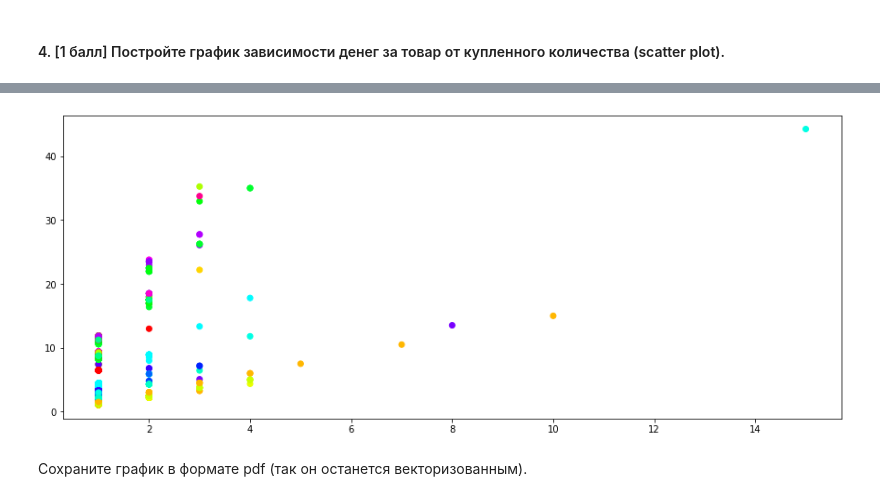
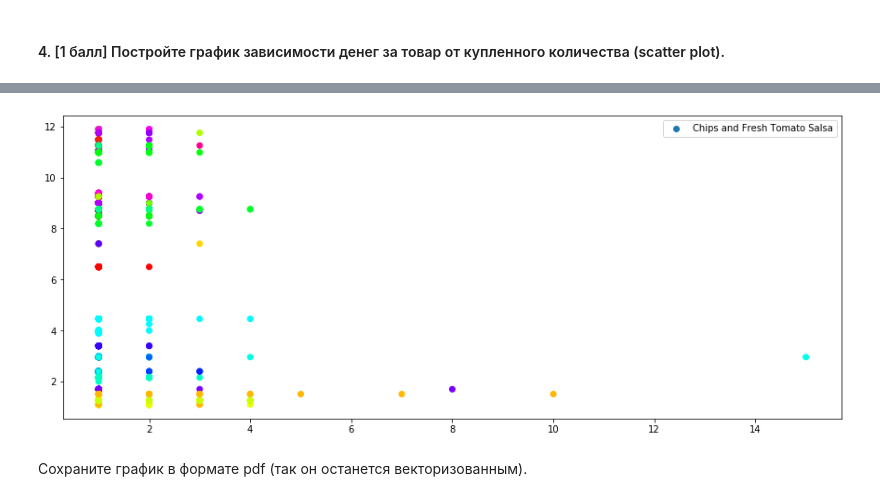
Before and after one commit to hse-mlearn/ha-01-glafiraV, a Jupyter notebook: homework-practice-01.ipynb, the cells around one changed output, grey strips where cells are left out. Cells and saved outputs as stored; diff of their text form; code cells hidden in the pictures.

```diff
--- a/homework-practice-01.ipynb
+++ b/homework-practice-01.ipynb
@@ -412,9 +412,10 @@ name2idx
  'Veggie Soft Tacos': 49}
 # %%
 SP = plt.figure(figsize=(15,6))
-plt.scatter(RestrData['quantity'], RestrData['item_price_float'], c=[name2idx[x] for x in RestrData['item_name']], cmap='hsv')
+plt.scatter(RestrData['quantity'], RestrData['item_price_float'] / RestrData['quantity'], c=[name2idx[x] for x in RestrData['item_name']], cmap='hsv')
+plt.legend(RestrData['item_name'].values)
 plt.show()
 # %% [output]
-[figure, old version]
+[figure, new version]
 # %% [markdown]
 Сохраните график в формате pdf (так он останется векторизованным).
```
Also changed, not shown: parts of 1 cell of this notebook.
